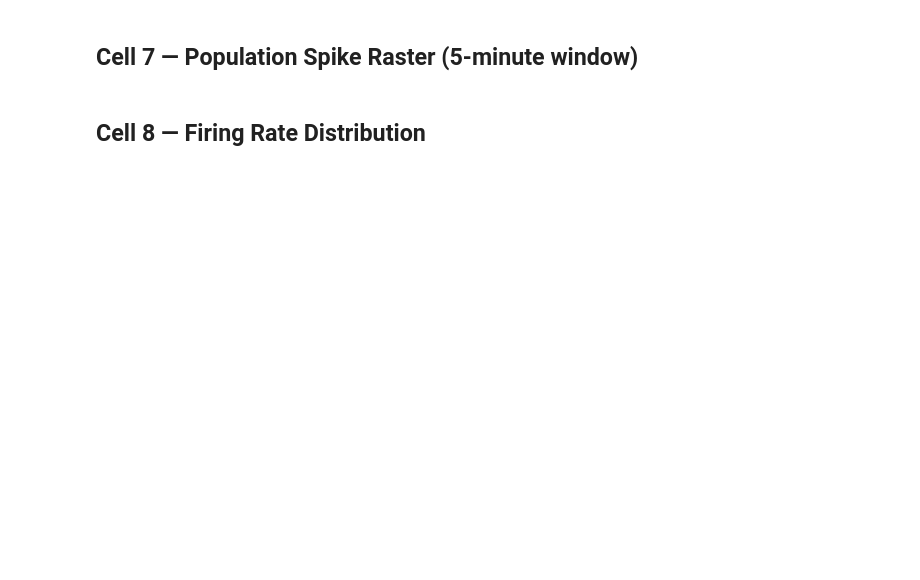
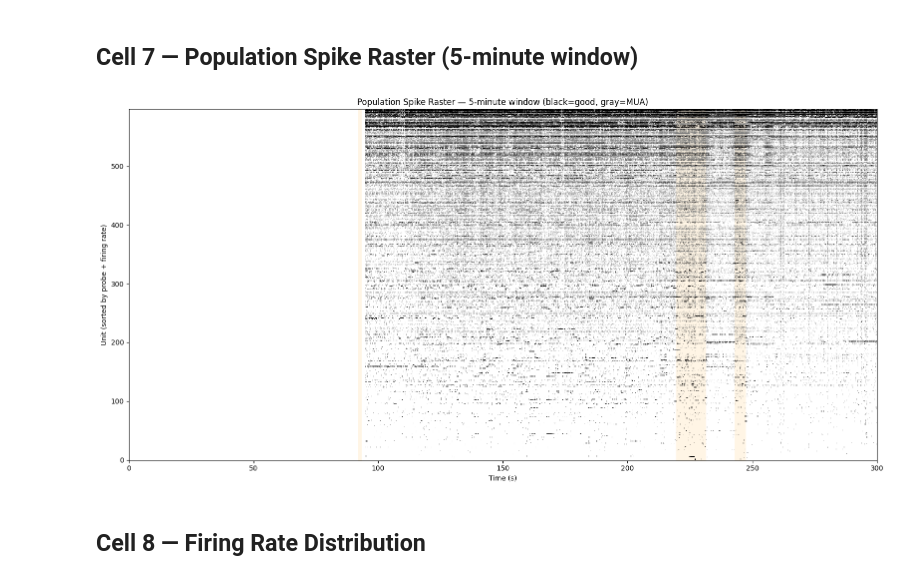
Before and after one commit to catalystneuro/yartsev-lab-to-nwb, a Jupyter notebook: notebooks/demo_visualizations.ipynb, the cells around one changed output. Cells and saved outputs as stored; diff of their text form; code cells hidden in the pictures; blank space fills up the shorter version.

```diff
--- a/notebooks/demo_visualizations.ipynb
+++ b/notebooks/demo_visualizations.ipynb
@@ -209,41 +237,44 @@ for unit_index in range(len(units_dataframe)):
     spike_times = nwbfile.units["spike_times"][unit_index]
     window_mask = (spike_times >= raster_start_time) & (spike_times <= raster_stop_time)
     unit_spike_times_list.append(spike_times[window_mask])
     unit_firing_rates.append(len(spike_times) / session_duration)
     if "unit_quality" in units_dataframe.columns:
         unit_is_good.append(units_dataframe.iloc[unit_index]["unit_quality"] == "good")
     else:
         unit_is_good.append(True)
 
 # Sort by probe + firing rate
 if "probe" in units_dataframe.columns:
     sort_keys = list(zip(units_dataframe["probe"].values, unit_firing_rates))
     sorted_indices = sorted(range(len(sort_keys)), key=lambda i: (sort_keys[i][0], sort_keys[i][1]))
 else:
     sorted_indices = sorted(range(len(unit_firing_rates)), key=lambda i: unit_firing_rates[i])
 
 figure, axes = plt.subplots(figsize=(16, 8))
 
-for raster_row, unit_index in enumerate(sorted_indices):
-    spike_times_in_window = unit_spike_times_list[unit_index]
-    marker_color = "black" if unit_is_good[unit_index] else "gray"
-    axes.scatter(
-        spike_times_in_window,
-        np.full(len(spike_times_in_window), raster_row),
-        s=0.3, c=marker_color, marker="|", linewidths=0.3
-    )
+spike_event_list = [unit_spike_times_list[unit_index] for unit_index in sorted_indices]
+event_colors = ["black" if unit_is_good[unit_index] else "gray" for unit_index in sorted_indices]
+axes.eventplot(
+    spike_event_list,
+    colors=event_colors,
+    lineoffsets=np.arange(len(sorted_indices)),
+    linelengths=0.8,
+    linewidths=0.4,
+)
 
 for _, row in epochs_dataframe.iterrows():
     if row["start_time"] <= raster_stop_time and row["stop_time"] >= raster_start_time:
         axes.axvspan(row["start_time"], row["stop_time"], alpha=0.1, color="orange", linewidth=0)
 
 axes.set_xlim([raster_start_time, raster_stop_time])
 axes.set_ylim([-1, len(units_dataframe)])
 axes.set_xlabel("Time (s)")
 axes.set_ylabel("Unit (sorted by probe + firing rate)")
 axes.set_title("Population Spike Raster — 5-minute window (black=good, gray=MUA)")
 plt.tight_layout()
 plt.show()
+# %% [output]
+[figure, added]
 # %% [markdown]
 ## Cell 8 — Firing Rate Distribution
 # %%
```
Also changed, not shown: parts of 16 cells of this notebook.
